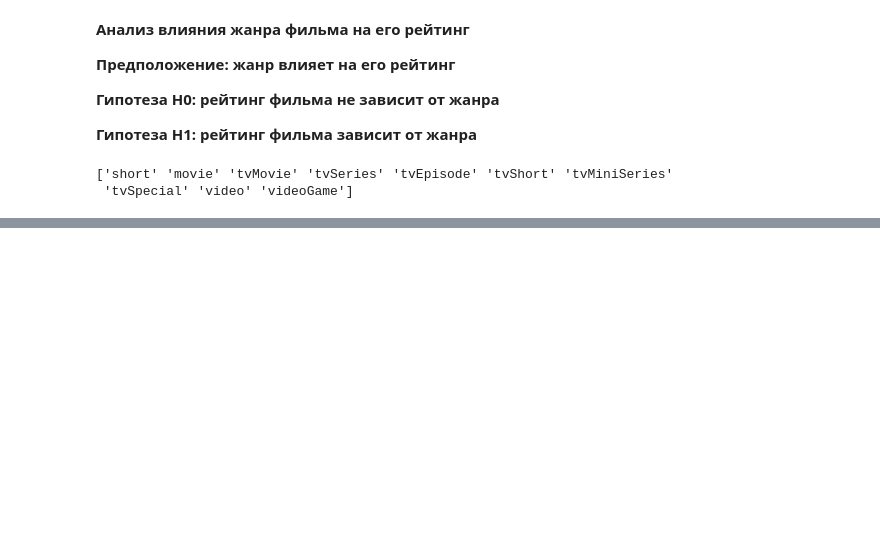
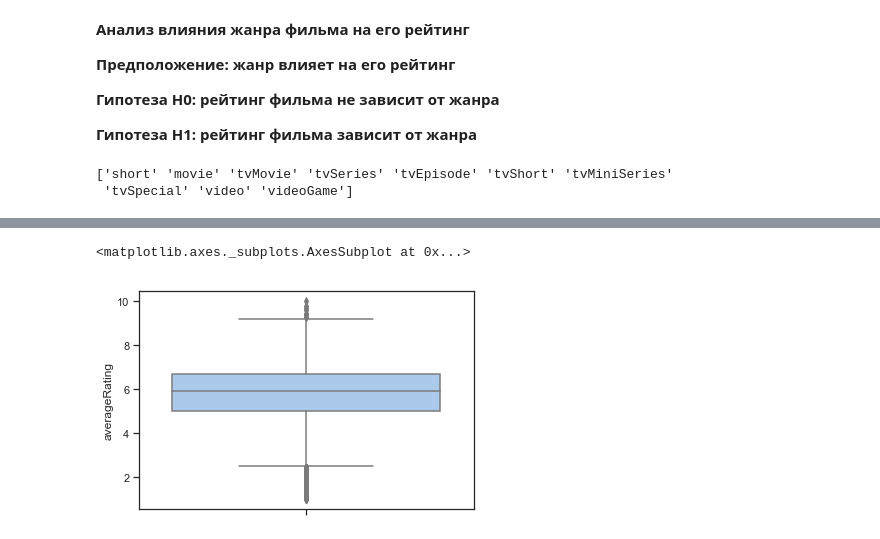
Before and after one commit to rajulun/Teorver_i_matstat, a Jupyter notebook: Teorver_i_matstat_project.ipynb, the cells around one changed output, grey strips where cells are left out. Drawn from its saved outputs; the diff is of its cells as text; code cells hidden in the pictures; blank space fills up the shorter version.

```diff
--- a/Teorver_i_matstat_project.ipynb
+++ b/Teorver_i_matstat_project.ipynb
@@ -55,0 +68,4 @@ movies.head()
+# %%
+# взглянем на жанры (столбец genres):
+genres = tuple(movies.genres.unique())
+print(genres[:25])
@@ -55,0 +74,12 @@ movies.head()
+# %%
+# некоторые фильмы относятся сразу к нескольким жанрам
+# напишем функцию, которая позволит отобрать нужные названия жанров в зависимости от заданного поиска
+
+def get_target_genres(data, target):
+    target_genres = []
+    for genre in data:
+        tmp_list = str(genre).lower().split(',')
+        for item in tmp_list:
+            if item in target:
+                target_genres.append(str(genre))
+    return target_genres
@@ -60,0 +198,8 @@ NameError: name 'columns' is not defined
+# %%
+# выбросов не должно быть, но все же глянем :)
+
+sns.set(style="ticks", palette="pastel")
+sns.boxplot(action_movies.averageRating, orient='v')
+# %% [output]
+<matplotlib.axes._subplots.AxesSubplot at 0x...>
+[figure, added]
```
Also changed, not shown: parts of 24 cells of this notebook.
